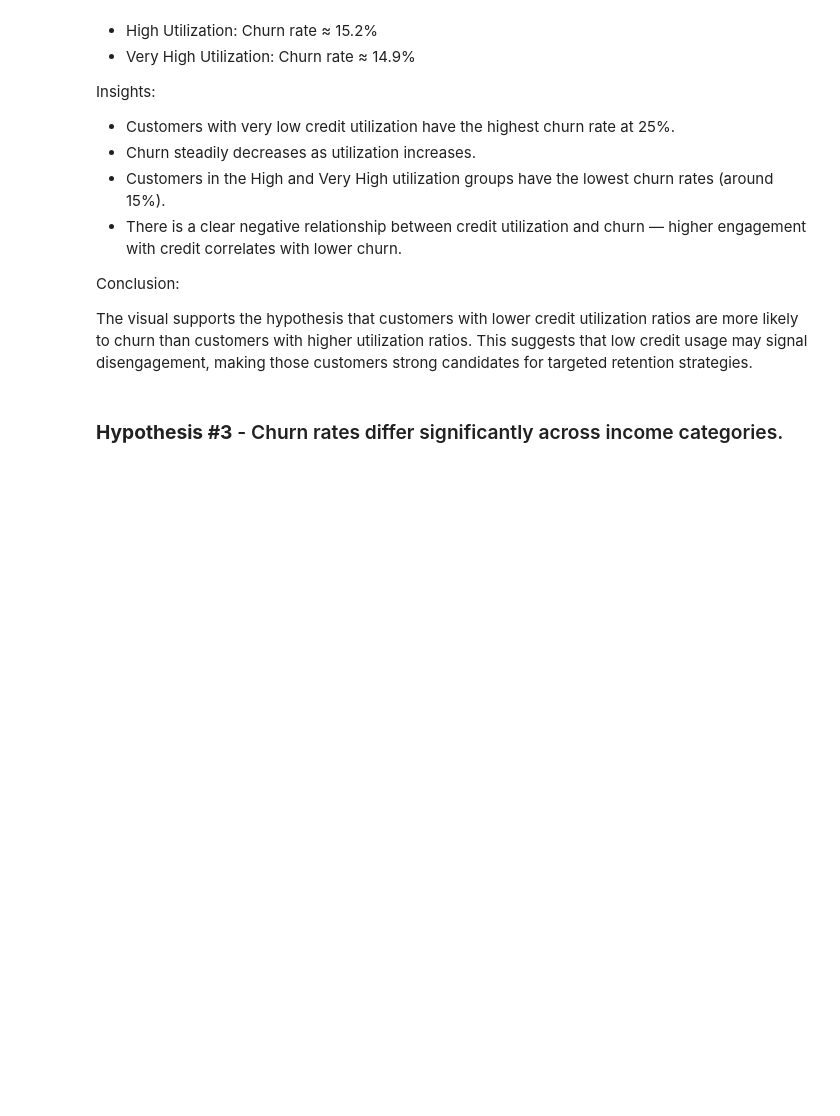
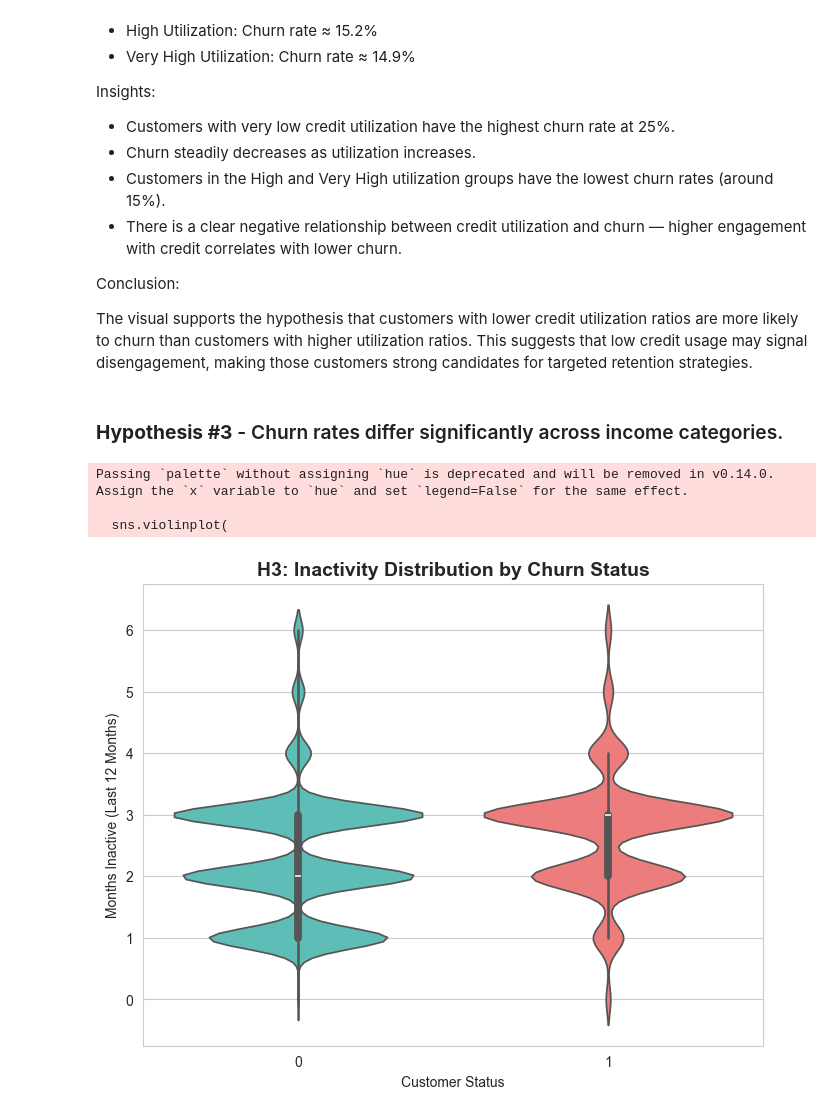
Before and after one commit to Syed313110/cc_customer_churn_analysis, a Jupyter notebook: jupyter_notebooks/02_eda_statistics.ipynb, the cells around one changed output. Cells and saved outputs as stored; diff of their text form; code cells hidden in the pictures; blank space fills up the shorter version.

```diff
--- a/jupyter_notebooks/02_eda_statistics.ipynb
+++ b/jupyter_notebooks/02_eda_statistics.ipynb
@@ -221,3 +291,35 @@ Conclusion:
 The visual supports the hypothesis that customers with lower credit utilization ratios are more likely to churn than customers with higher utilization ratios. This suggests that low credit usage may signal disengagement, making those customers strong candidates for targeted retention strategies.
 # %% [markdown]
 ### **Hypothesis #3** - Churn rates differ significantly across income categories.
+# %%
+# ===============================
+# H3: Inactivity Distribution by Churn Status (Violin Plot)
+# ===============================
+
+import matplotlib.pyplot as plt
+import seaborn as sns
+
+# Light background
+sns.set_style("whitegrid")
+
+# Create figure
+plt.figure(figsize=(8,6))
+
+sns.violinplot(
+    x='Attrition_Flag',
+    y='Months_Inactive_12_mon',
+    data=df,
+    palette=['#4ECDC4', '#FF6B6B'],
+    inner='box'  # shows mini boxplot inside violin
+)
+
+plt.title("H3: Inactivity Distribution by Churn Status", fontsize=14, fontweight='bold')
+plt.xlabel("Customer Status")
+plt.ylabel("Months Inactive (Last 12 Months)")
+
+plt.show()
+# %% [output]
+Passing `palette` without assigning `hue` is deprecated and will be removed in v0.14.0. Assign the `x` variable to `hue` and set `legend=False` for the same effect.
+
+  sns.violinplot(
+[figure, added]
```
Also changed, not shown: parts of 2 cells of this notebook.
